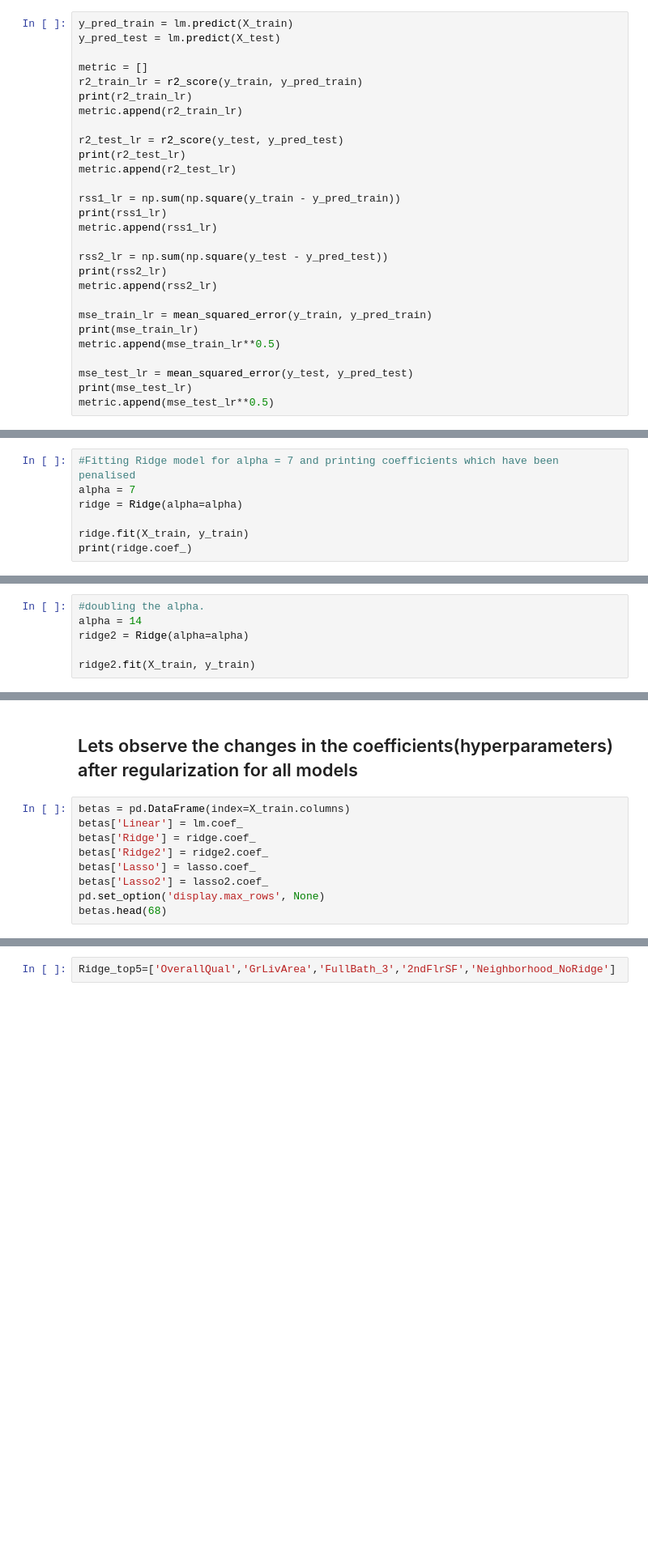
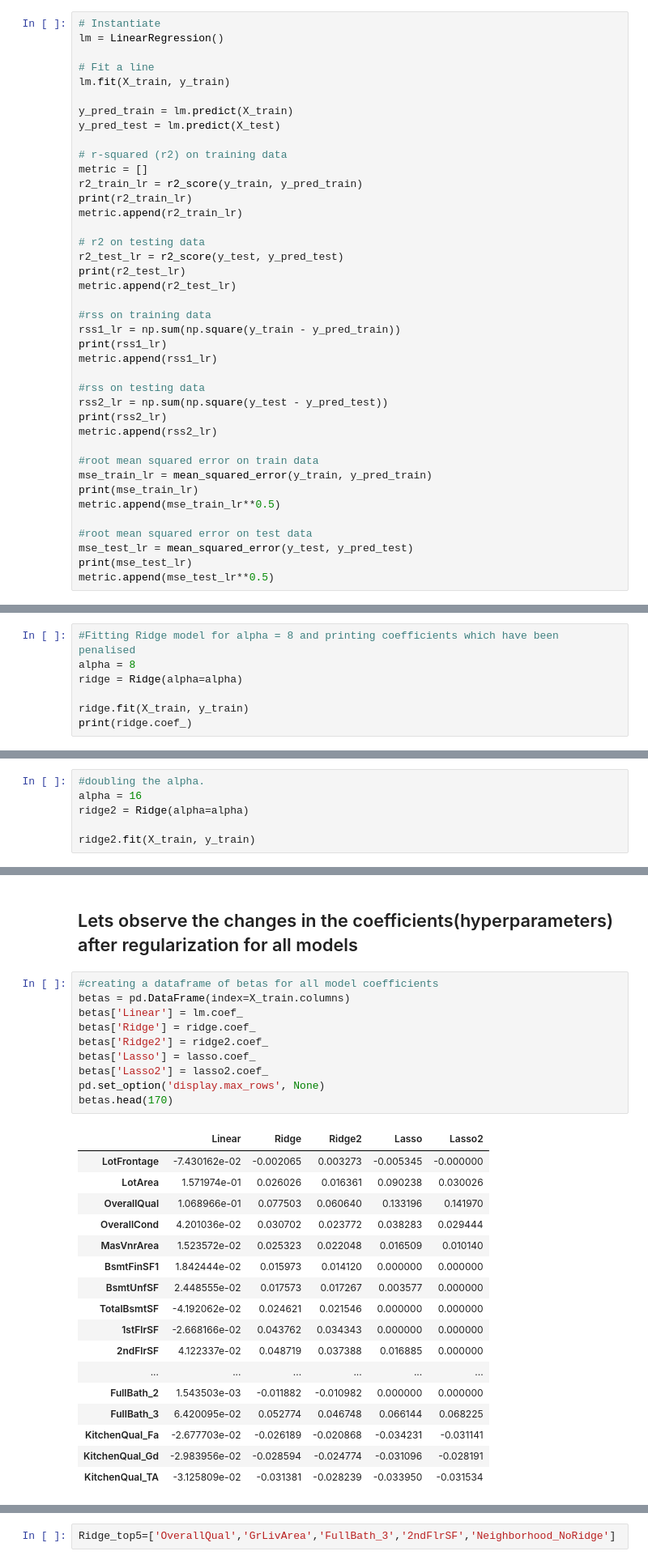
Before and after one commit to simplyshravan/Advance-Regression-Assignment, a Jupyter notebook: Advance Regression Assignment.ipynb, the cells around one changed output, grey strips where cells are left out. Shown at 81% size. Cells and saved outputs as stored; diff of their text form; blank space fills up the shorter version.

```diff
--- a/Advance Regression Assignment.ipynb
+++ b/Advance Regression Assignment.ipynb
@@ -726,28 +720,40 @@ NameError: name 'r2_train_lr' is not defined
 # %%
+# Instantiate
+lm = LinearRegression()
+
+# Fit a line
+lm.fit(X_train, y_train)
+
 y_pred_train = lm.predict(X_train)
 y_pred_test = lm.predict(X_test)
 
+# r-squared (r2) on training data
 metric = []
 r2_train_lr = r2_score(y_train, y_pred_train)
 print(r2_train_lr)
 metric.append(r2_train_lr)
 
+# r2 on testing data
 r2_test_lr = r2_score(y_test, y_pred_test)
 print(r2_test_lr)
 metric.append(r2_test_lr)
 
+#rss on training data
 rss1_lr = np.sum(np.square(y_train - y_pred_train))
 print(rss1_lr)
 metric.append(rss1_lr)
 
+#rss on testing data
 rss2_lr = np.sum(np.square(y_test - y_pred_test))
 print(rss2_lr)
 metric.append(rss2_lr)
 
+#root mean squared error on train data
 mse_train_lr = mean_squared_error(y_train, y_pred_train)
 print(mse_train_lr)
 metric.append(mse_train_lr**0.5)
 
+#root mean squared error on test data
 mse_test_lr = mean_squared_error(y_test, y_pred_test)
 print(mse_test_lr)
 metric.append(mse_test_lr**0.5)
@@ -782,6 +824,6 @@ print(model_cv.best_params_)
 # %%
-#Fitting Ridge model for alpha = 7 and printing coefficients which have been penalised
-alpha = 7
+#Fitting Ridge model for alpha = 8 and printing coefficients which have been penalised
+alpha = 8
 ridge = Ridge(alpha=alpha)
 
 ridge.fit(X_train, y_train)
@@ -911,6 +1029,6 @@ final_metric
 # %%
 #doubling the alpha.
-alpha = 14
+alpha = 16
 ridge2 = Ridge(alpha=alpha)
 
 ridge2.fit(X_train, y_train)
@@ -986,12 +1130,31 @@ final_metric
 # %% [markdown]
 ## Lets observe the changes in the coefficients(hyperparameters) after regularization for all models
 # %%
+#creating a dataframe of betas for all model coefficients
 betas = pd.DataFrame(index=X_train.columns)
 betas['Linear'] = lm.coef_
 betas['Ridge'] = ridge.coef_
 betas['Ridge2'] = ridge2.coef_
 betas['Lasso'] = lasso.coef_
 betas['Lasso2'] = lasso2.coef_
 pd.set_option('display.max_rows', None)
-betas.head(68)
+betas.head(170)
+# %% [output]
+|  | Linear | Ridge | Ridge2 | Lasso | Lasso2 |
+| LotFrontage | -7.430162e-02 | -0.002065 | 0.003273 | -0.005345 | -0.000000 |
+| LotArea | 1.571974e-01 | 0.026026 | 0.016361 | 0.090238 | 0.030026 |
+| OverallQual | 1.068966e-01 | 0.077503 | 0.060640 | 0.133196 | 0.141970 |
+| OverallCond | 4.201036e-02 | 0.030702 | 0.023772 | 0.038283 | 0.029444 |
+| MasVnrArea | 1.523572e-02 | 0.025323 | 0.022048 | 0.016509 | 0.010140 |
+| BsmtFinSF1 | 1.842444e-02 | 0.015973 | 0.014120 | 0.000000 | 0.000000 |
+| BsmtUnfSF | 2.448555e-02 | 0.017573 | 0.017267 | 0.003577 | 0.000000 |
+| TotalBsmtSF | -4.192062e-02 | 0.024621 | 0.021546 | 0.000000 | 0.000000 |
+| 1stFlrSF | -2.668166e-02 | 0.043762 | 0.034343 | 0.000000 | 0.000000 |
+| 2ndFlrSF | 4.122337e-02 | 0.048719 | 0.037388 | 0.016885 | 0.000000 |
+| ... | ... | ... | ... | ... | ... |
+| FullBath_2 | 1.543503e-03 | -0.011882 | -0.010982 | 0.000000 | 0.000000 |
+| FullBath_3 | 6.420095e-02 | 0.052774 | 0.046748 | 0.066144 | 0.068225 |
+| KitchenQual_Fa | -2.677703e-02 | -0.026189 | -0.020868 | -0.034231 | -0.031141 |
+| KitchenQual_Gd | -2.983956e-02 | -0.028594 | -0.024774 | -0.031096 | -0.028191 |
+| KitchenQual_TA | -3.125809e-02 | -0.031381 | -0.028239 | -0.033950 | -0.031534 |
 # %%
```
Also changed, not shown: parts of 71 cells of this notebook.
